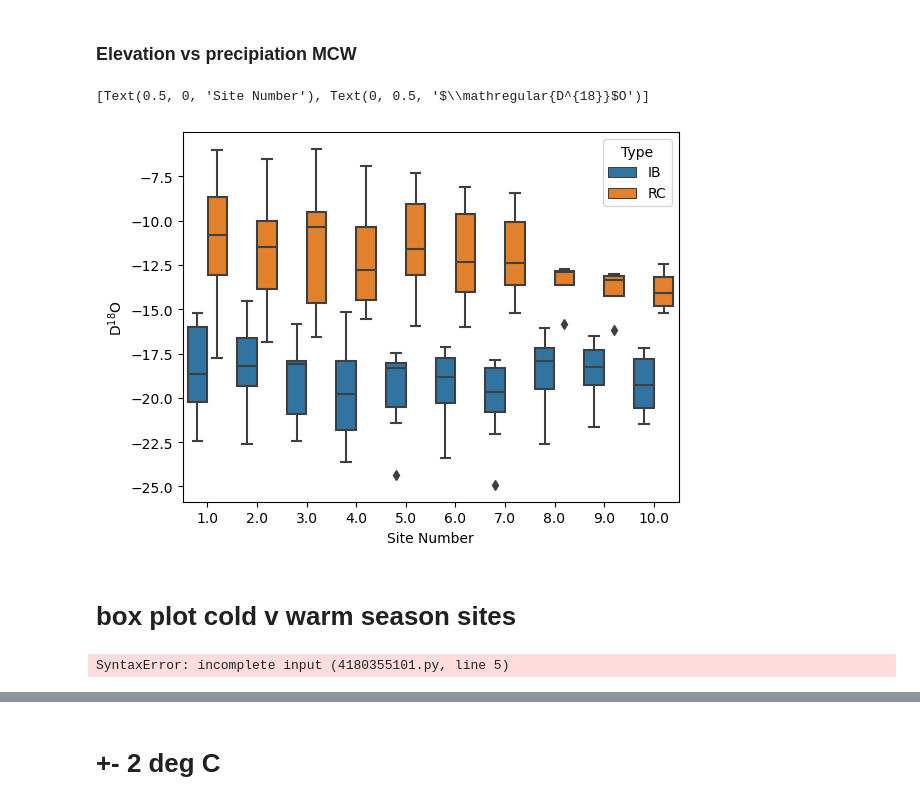
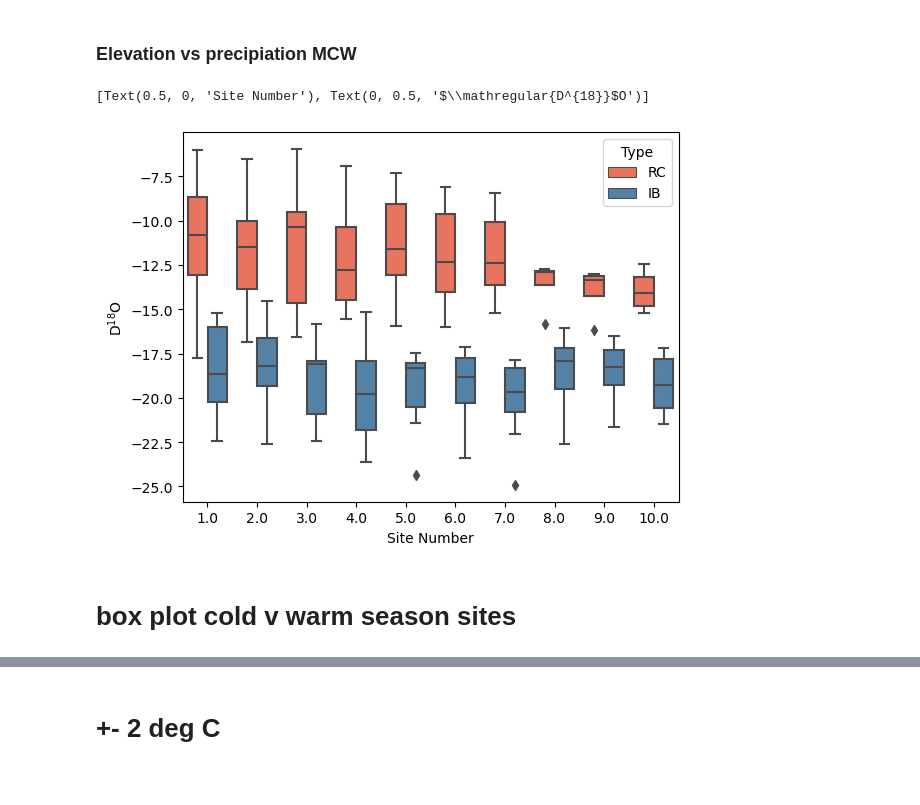
Before and after one commit to RMGrena/MoresCreekWatershed_ID, a Jupyter notebook: Isotope_working_repository.ipynb, the cells around one changed output, grey strips where cells are left out. Cells and saved outputs as stored; diff of their text form; code cells hidden in the pictures.

```diff
--- a/Isotope_working_repository.ipynb
+++ b/Isotope_working_repository.ipynb
@@ -22,3 +20,12 @@ from matplotlib.colors import to_rgba
+# %%
+mcw = 'mediumseagreen'
+bcw = 'slateblue'
+rain = 'tomato' #MC only
+warm = 'darkorange' #MC only
+snow = 'steelblue'
+cold = 'lightsteelblue'
+BC_snow = 'teal'
+BC_rain = 'peru'
 # %%
 dc = pd.read_csv('DCEW_updated_7aug23.csv',parse_dates = [2], infer_datetime_format = True)
 dc.tail(2)
@@ -577,25 +323,24 @@ plt.show();
 ### Elevation vs precipiation MCW
 # %%
 #Rain vs snow by site / elevation
-hue_order = ['IB', 'RC']
+hue_order = ['RC','IB']
 sns.boxplot(data=pd.concat([df]),
             x='Site_no', y='D_18O',
-            hue='Type',hue_order=hue_order).set(xlabel='Site Number',
+            hue='Type',hue_order=hue_order, palette=[rain,snow]).set(xlabel='Site Number',
                                                 ylabel='$\mathregular{D^{18}}$O'
                                                 )
 # %% [output]
 [Text(0.5, 0, 'Site Number'), Text(0, 0.5, '$\\mathregular{D^{18}}$O')]
-[figure, old version]
+[figure, new version]
 # %% [markdown]
 # box plot cold v warm season sites
 # %%
 # Cold v warm change the dates!!!
-df['Cold_7'] = np.where((df['Collection_Date'] >= '2022-11-03') |
-                        (df['Collection_Date'] < '2023-05-03'), df['D_18O_Precip'], np.nan)
-df['Warm_7'] = np.where((df['Collection_Date']  < '2022-11-03') |
-df
+# Cold v warm 7+_
+df['Cold_7'] = np.where((df['Collection_Date'] >= '2022-11-07') &
+                        (df['Collection_Date'] < '2023-04-22'), df['D_18O_Precip'], np.nan)
+df['Warm_7'] = np.where((df['Collection_Date']  < '2022-11-08') |
+                        (df['Collection_Date']  >= '2023-04-23'),df['D_18O_Precip'], np.nan)
-# %% [output]
-SyntaxError: incomplete input (4180355101.py, line 5)
 # %%
 df['Season'] = np.where((df['Collection_Date']  < '2022-11-03') |
                         (df['Collection_Date']  >= '2023-04-22'),'Warm','Cold')
```
Also changed, not shown: parts of 77 cells of this notebook, 8 other files.
